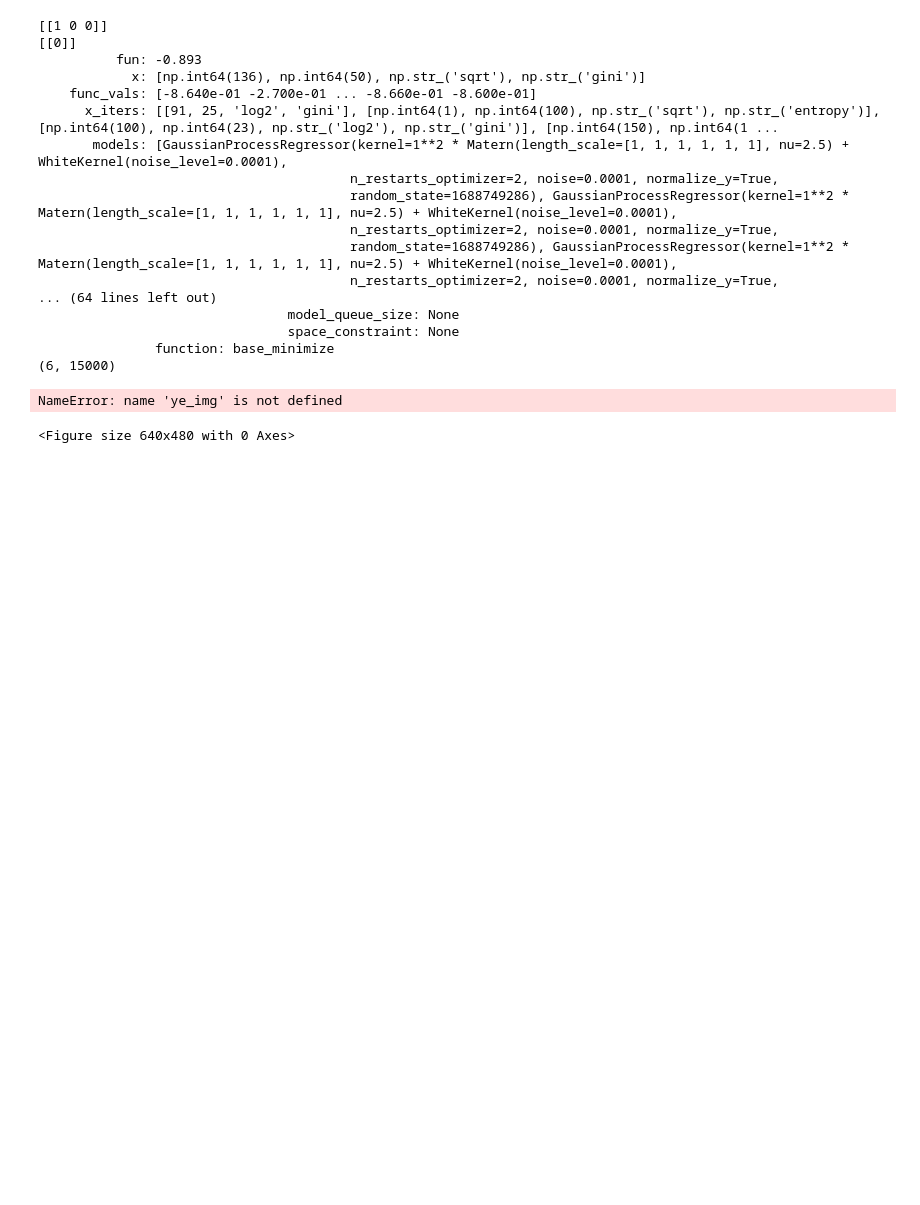
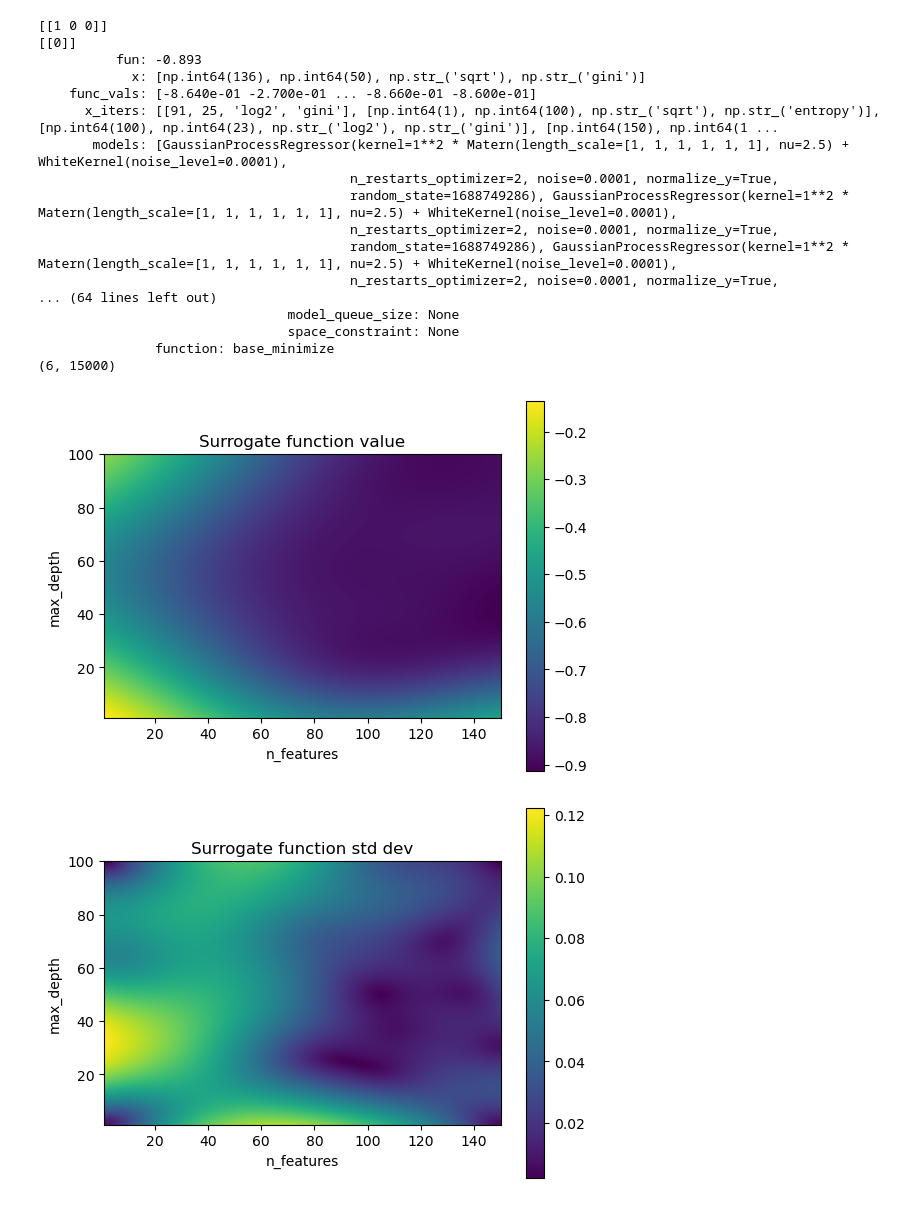
Before and after one commit to MathiasKES/Course-02463, a Jupyter notebook: 2/BayesianOptimization_Exercise_4_skopt.ipynb, the cells around one changed output. Saved outputs shown, nothing was run; the diff lists cells and outputs as text; code cells hidden in the pictures; blank space fills up the shorter version.

```diff
--- a/2/BayesianOptimization_Exercise_4_skopt.ipynb
+++ b/2/BayesianOptimization_Exercise_4_skopt.ipynb
@@ -388,23 +388,28 @@ print(pgrid_norm.shape)
 # %%
 # write code to evaluate the surrogate function and it's standard deviation in the normalized grid
 # then reshape into image and plot using the plt.imshow function (already provided)
+
+ye_img, ye_std_img = model.predict(pgrid_norm.T, return_std=True)
+ye_img = ye_img.reshape(pgrid[0].shape)
+ye_std_img = ye_std_img.reshape(pgrid[0].shape)
+
 
 plt.figure()
 plt.imshow(ye_img.T, origin='lower',extent=[pgrid[0][0][0],pgrid[0][-1][0],pgrid[0][0][0],pgrid[1][0][-1]])
 plt.colorbar()
 plt.xlabel('n_features')
 plt.ylabel('max_depth')
 plt.title('Surrogate function value')
 
 plt.figure()
 plt.imshow(ye_std_img.T, origin='lower',extent=[pgrid[0][0][0],pgrid[0][-1][0],pgrid[1][0][0],pgrid[1][0][-1]])
 plt.colorbar()
 plt.xlabel('n_features')
 plt.ylabel('max_depth')
 plt.title('Surrogate function std dev');
 # %% [output]
-NameError: name 'ye_img' is not defined
-<Figure size 640x480 with 0 Axes>
+[figure, added]
+[figure, added]
 # %%
 #evaluate the acqusition function using skopt.acquisition.gaussian_ei and plot it
 
```
Also changed, not shown: parts of 3 cells of this notebook, 19 other files.
